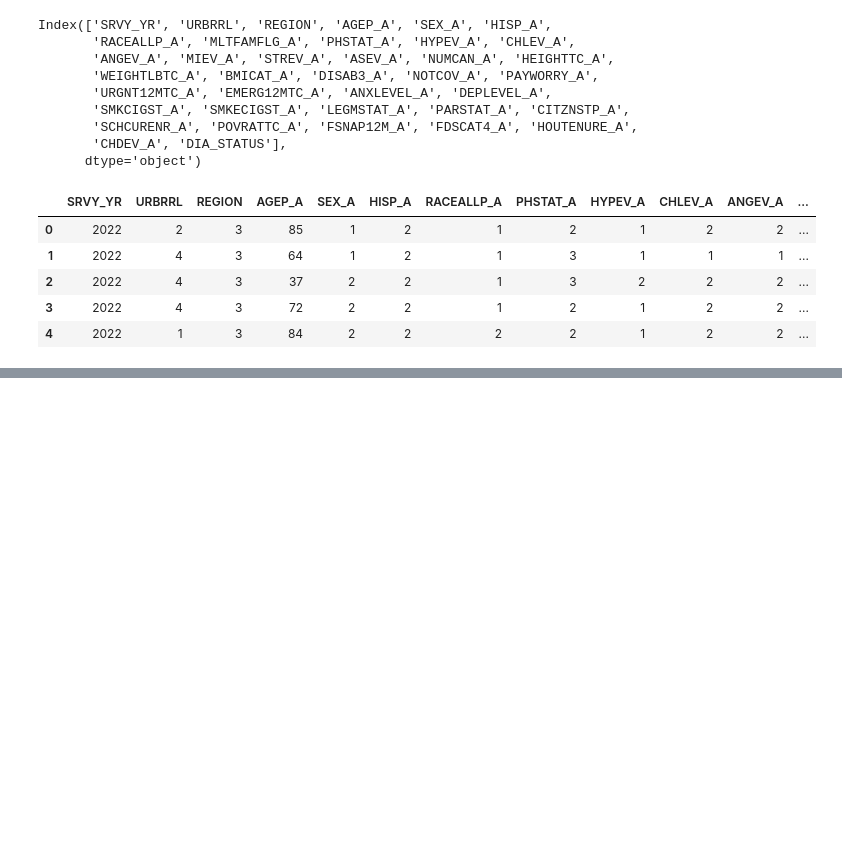
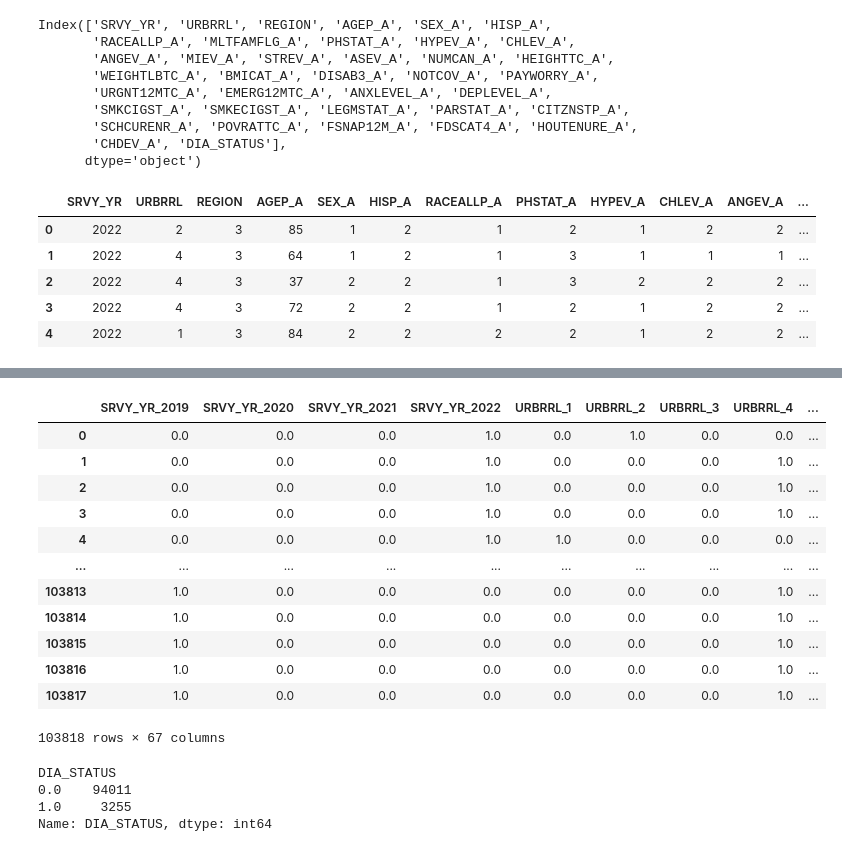
Before and after one commit to MarkusHoyt/Group1_capstone, a Jupyter notebook: Team_1_preprocessing.ipynb, the cells around one changed output, grey strips where cells are left out. Saved outputs shown, nothing was run; the diff lists cells and outputs as text; code cells hidden in the pictures; blank space fills up the shorter version.

```diff
--- a/Team_1_preprocessing.ipynb
+++ b/Team_1_preprocessing.ipynb
@@ -87,2 +107,33 @@ Unique values in column 'FSNAP12M_A': [2 1]
 Unique values in column 'FDSCAT4_A': [1 3 2 4]
 Unique values in column 'DIA_STATUS': [0. 3. 2. 1.]
+# %%
+# Modified columns for one hot encoding
+adult_modified = adult_new[['SRVY_YR', 'URBRRL', 'REGION', 'RACEALLP_A', 'PHSTAT_A', 'NUMCAN_A', 'BMICAT_A',
+                            'PAYWORRY_A', 'URGNT12MTC_A', 'EMERG12MTC_A', 'ANXLEVEL_A', 'DEPLEVEL_A',
+                            'SMKCIGST_A', 'SMKECIGST_A', 'FDSCAT4_A']]
+
+# One hot encoding encoder
+encoder = OneHotEncoder(sparse=False)
+
+# Fit and transform the data
+one_hot_encoded = encoder.fit_transform(adult_modified)
+
+# Creating DataFrame from encoded features
+one_hot_df = pd.DataFrame(one_hot_encoded, columns=encoder.get_feature_names_out(adult_modified.columns))
+
+# Print the resulting DataFrame
+one_hot_df
+# %% [output]
+|  | SRVY_YR_2019 | SRVY_YR_2020 | SRVY_YR_2021 | SRVY_YR_2022 | URBRRL_1 | URBRRL_2 | URBRRL_3 | URBRRL_4 | ... |
+| 0 | 0.0 | 0.0 | 0.0 | 1.0 | 0.0 | 1.0 | 0.0 | 0.0 | ... |
+| 1 | 0.0 | 0.0 | 0.0 | 1.0 | 0.0 | 0.0 | 0.0 | 1.0 | ... |
+| 2 | 0.0 | 0.0 | 0.0 | 1.0 | 0.0 | 0.0 | 0.0 | 1.0 | ... |
+| 3 | 0.0 | 0.0 | 0.0 | 1.0 | 0.0 | 0.0 | 0.0 | 1.0 | ... |
+| 4 | 0.0 | 0.0 | 0.0 | 1.0 | 1.0 | 0.0 | 0.0 | 0.0 | ... |
+| ... | ... | ... | ... | ... | ... | ... | ... | ... | ... |
+| 103813 | 1.0 | 0.0 | 0.0 | 0.0 | 0.0 | 0.0 | 0.0 | 1.0 | ... |
+| 103814 | 1.0 | 0.0 | 0.0 | 0.0 | 0.0 | 0.0 | 0.0 | 1.0 | ... |
+| 103815 | 1.0 | 0.0 | 0.0 | 0.0 | 0.0 | 0.0 | 0.0 | 1.0 | ... |
+| 103816 | 1.0 | 0.0 | 0.0 | 0.0 | 0.0 | 0.0 | 0.0 | 1.0 | ... |
+| 103817 | 1.0 | 0.0 | 0.0 | 0.0 | 0.0 | 0.0 | 0.0 | 1.0 | ... |
+103818 rows × 67 columns
@@ -88,0 +147,15 @@ Unique values in column 'DIA_STATUS': [0. 3. 2. 1.]
+# %%
+#dropping all type 1 Diabetes
+adult_df = adult_df.drop(adult_df[adult_df['DIA_STATUS'] == 2].index)
+
+#having only non-diabetes with diabetes type 2
+adult_df['DIA_STATUS'] = adult_df['DIA_STATUS'].replace(1, 0)
+adult_df['DIA_STATUS'] = adult_df['DIA_STATUS'].replace(3, 1)
+
+# Looking at diabetes number
+adult_df.groupby(['DIA_STATUS'])['DIA_STATUS'].count()
+# %% [output]
+DIA_STATUS
+0.0    94011
+1.0     3255
+Name: DIA_STATUS, dtype: int64
```
Also changed, not shown: parts of 8 cells of this notebook.
